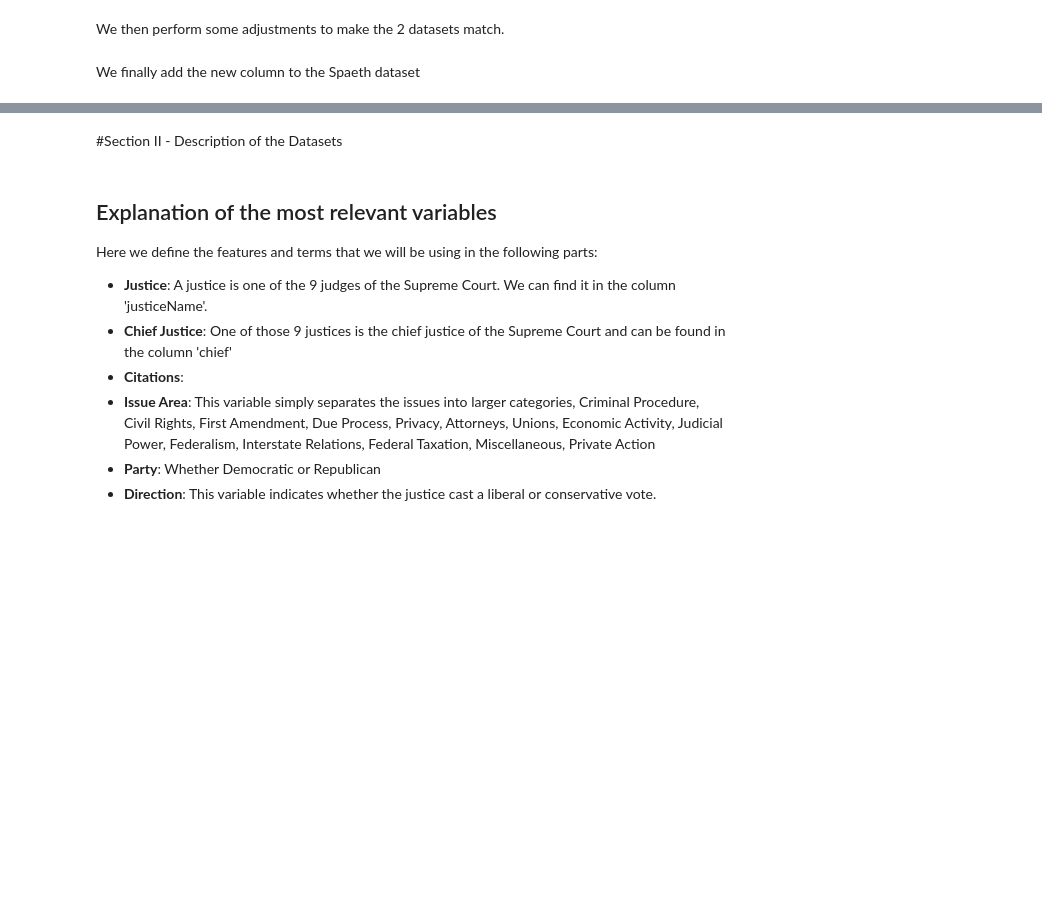
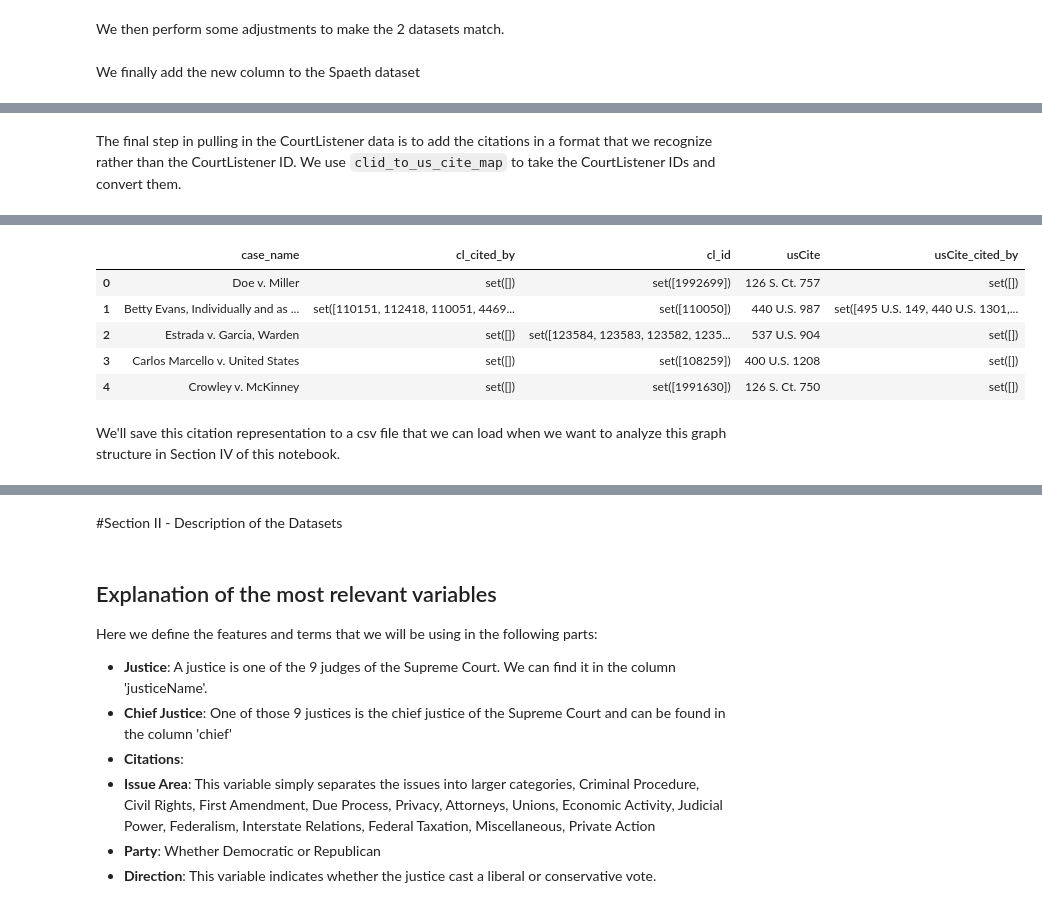
Before and after one commit to pjbull/benchmarked, a Jupyter notebook: Process.ipynb, the cells around one changed output, grey strips where cells are left out. Drawn from its saved outputs; the diff is of its cells as text; code cells hidden in the pictures; blank space fills up the shorter version.

Commit message:
Add Peter's sections to Process Notebook

```diff
--- a/Process.ipynb
+++ b/Process.ipynb
@@ -262,0 +377,42 @@ data = pd.merge(data,data_f,left_on='justiceName',right_on='names',how='left').d
+# %%
+# create a dictionary that we will use to make our dataframe
+data_frame_dictionary = {'usCite':[],
+                         'case_name':[],
+                         'cl_id':[],
+                         'cl_cited_by':[],
+                         'usCite_cited_by':[]}
+
+# holds map between courtlistener ids and US citations
+clid_to_us_cite_map = {}
+
+# for every opinion, add its data to the dictionary
+for uscite in opinions_dict:
+    scop = opinions_dict[uscite]
+
+    data_frame_dictionary['usCite'].append(uscite)
+    data_frame_dictionary['case_name'].append(scop.case_name)
+    data_frame_dictionary['cl_id'].append(scop.cl_id)
+    data_frame_dictionary['cl_cited_by'].append(scop.cl_cited_by)
+    data_frame_dictionary['usCite_cited_by'].append('')
+
+    for cls in scop.cl_id:
+        clid_to_us_cite_map[cls] = uscite
+
+# create the dataframe of the opinions
+citation_df = pd.DataFrame.from_dict(data_frame_dictionary)
+# %% [markdown]
+The final step in pulling in the CourtListener data is to add the citations in a format that we recognize rather than the CourtListener ID. We use `clid_to_us_cite_map` to take the CourtListener IDs and convert them.
+# %%
+# fill in usCite_cited_by with usCite
+def cl_to_uscite(row):
+    us_cites = set()
+    for cl_id in row['cl_cited_by']:
+        cite_val = clid_to_us_cite_map.get(cl_id, None)
+        if cite_val is not None:
+            us_cites.update([cite_val])
+    return us_cites
+
+us_cite_rows  = citation_df.apply(cl_to_uscite, axis=1)
+citation_df['usCite_cited_by'] =  us_cite_rows
+citation_df.head(5)
+# %% [output]
@@ -262,0 +422,8 @@ data = pd.merge(data,data_f,left_on='justiceName',right_on='names',how='left').d
+|  | case_name | cl_cited_by | cl_id | usCite | usCite_cited_by |
+| 0 | Doe v. Miller | set([]) | set([1992699]) | 126 S. Ct. 757 | set([]) |
+| 1 | Betty Evans, Individually and as ... | set([110151, 112418, 110051, 4469... | set([110050]) | 440 U.S. 987 | set([495 U.S. 149, 440 U.S. 1301,... |
+| 2 | Estrada v. Garcia, Warden | set([]) | set([123584, 123583, 123582, 1235... | 537 U.S. 904 | set([]) |
+| 3 | Carlos Marcello v. United States | set([]) | set([108259]) | 400 U.S. 1208 | set([]) |
+| 4 | Crowley v. McKinney | set([]) | set([1991630]) | 126 S. Ct. 750 | set([]) |
+# %% [markdown]
+We'll save this citation representation to a csv file that we can load when we want to analyze this graph structure in Section IV of this notebook.
```
Also changed, not shown: parts of 42 cells of this notebook.
